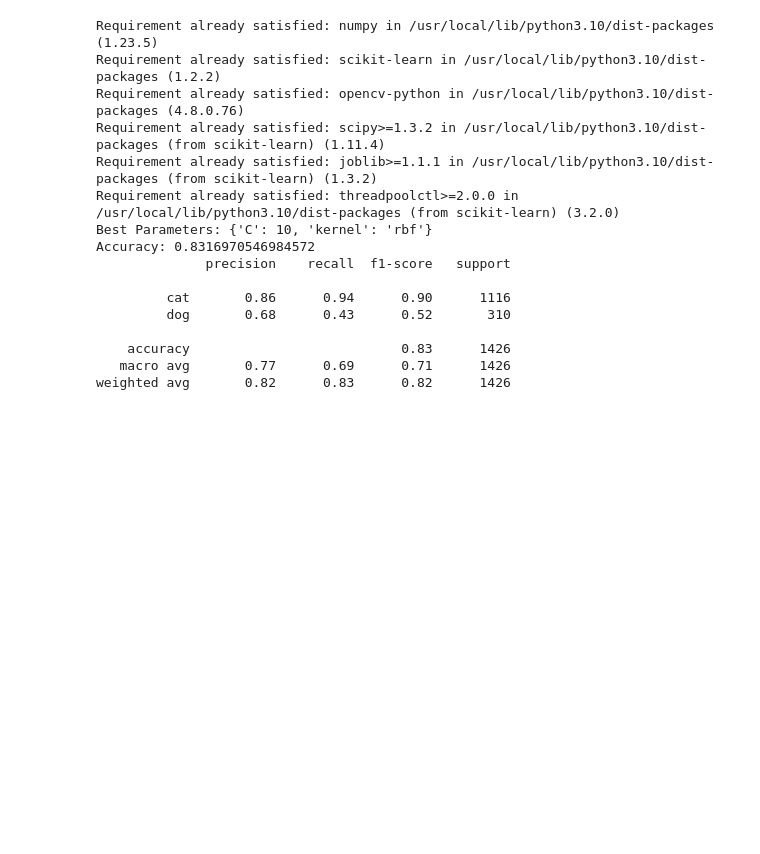
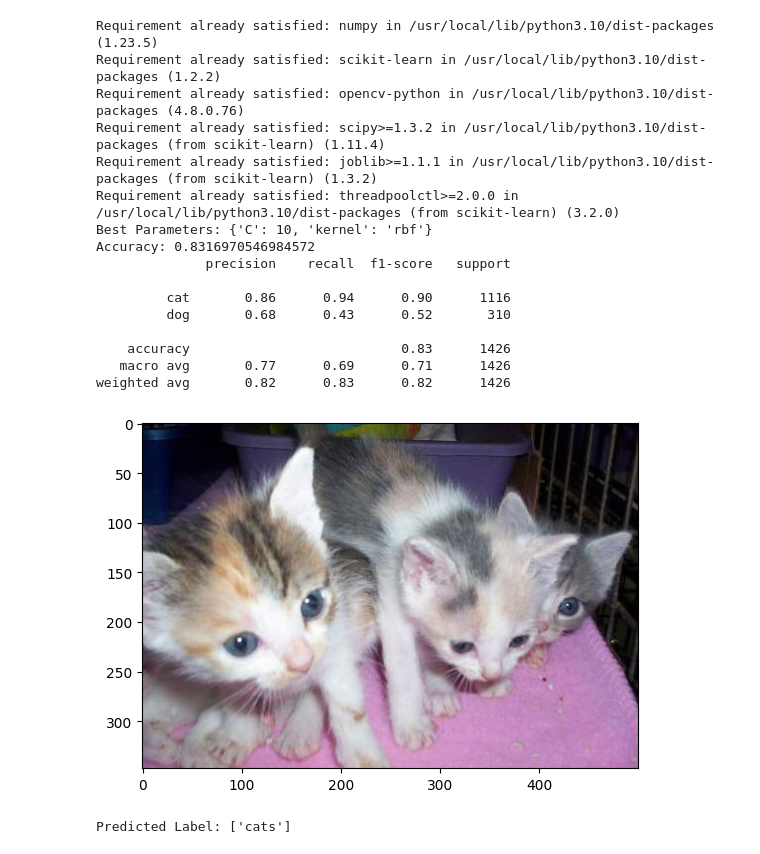
Before and after one commit to PaavaniKohli/PRODIGY_ML_03, a Jupyter notebook: Cats_Dogs_Paavani.ipynb, the cells around one changed output. Drawn from its saved outputs; the diff is of its cells as text; code cells hidden in the pictures; blank space fills up the shorter version.

```diff
--- a/Cats_Dogs_Paavani.ipynb
+++ b/Cats_Dogs_Paavani.ipynb
@@ -63,7 +63,7 @@ param_grid = {
 }
 
 # Create an SVM classifier
-svm_model = SVC(random_state=42)
+svm_model = SVC(random_state=42, probability=True)
 
 # Perform grid search
 grid_search = GridSearchCV(svm_model, param_grid, cv=3, n_jobs=-1)
@@ -97,3 +97,42 @@ Accuracy: 0.8316970546984572
     accuracy                           0.83      1426
    macro avg       0.77      0.69      0.71      1426
 weighted avg       0.82      0.83      0.82      1426
+# %%
+import cv2
+from skimage.feature import hog
+from skimage import exposure
+from skimage.transform import resize
+from skimage.io import imread
+import matplotlib.pyplot as plt
+
+def preprocess_image(image_path):
+    # Read the image
+    image = cv2.imread(image_path)
+
+    # Convert to grayscale
+    gray_image = cv2.cvtColor(image, cv2.COLOR_BGR2GRAY)
+
+    # Resize the image
+    resized_image = resize(gray_image, (64, 64))
+
+    # Extract HOG features
+    features, _ = hog(resized_image, orientations=9, pixels_per_cell=(8, 8), cells_per_block=(2, 2), visualize=True)
+    features_flatten = features.flatten()
+
+    return features_flatten
+
+image_path = '/content/drive/MyDrive/test/55.jpg'
+preprocessed_image = preprocess_image(image_path)
+img=imread(image_path)
+plt.imshow(img)
+plt.show()
+# Reshape the preprocessed image to match the model's features
+reshaped_image = preprocessed_image.reshape(1, -1)
+
+prediction = grid_search.predict(reshaped_image)
+
+# Print the predicted label
+print("Predicted Label:", prediction)
+# %% [output]
+[figure, added]
+Predicted Label: ['cats']
```
